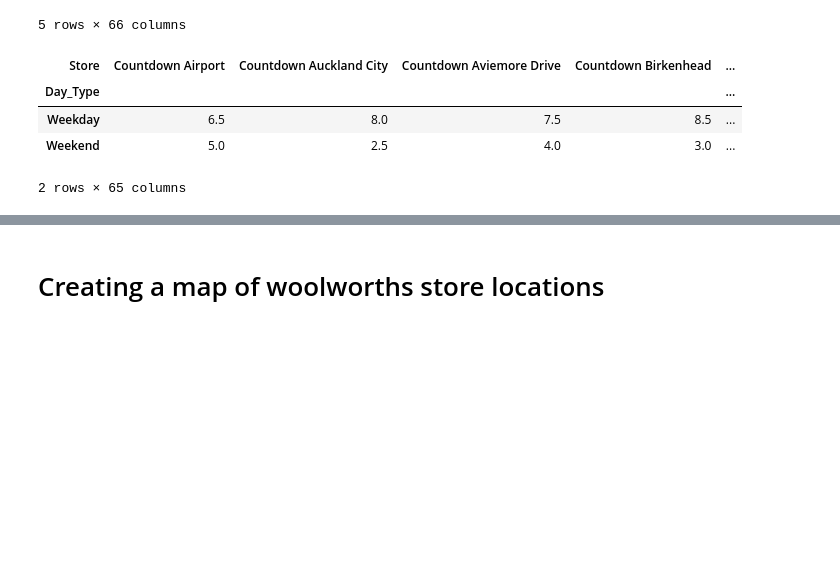
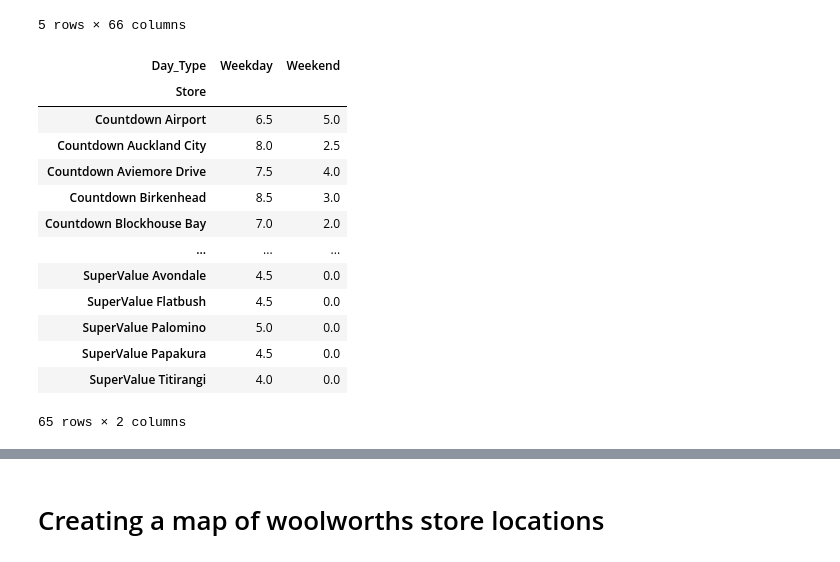
Before and after one commit to stho382/ENGSCI_Group_6_OR, a Jupyter notebook: OR_visualisations.ipynb, the cells around one changed output, grey strips where cells are left out. Cells and saved outputs as stored; diff of their text form; code cells hidden in the pictures; blank space fills up the shorter version.

```diff
--- a/OR_visualisations.ipynb
+++ b/OR_visualisations.ipynb
@@ -33,16 +33,10 @@ import plotnine
 import folium
 %matplotlib inline
 # %%
-demands_df = pd.read_csv('https://raw.githubusercontent.com/stho382/ENGSCI_Group_6_OR/main/data/WoolworthsDemands.csv')
-distances_df = pd.read_csv('https://raw.githubusercontent.com/stho382/ENGSCI_Group_6_OR/main/data/WoolworthsDistances.csv')
-locations_df = pd.read_csv('https://raw.githubusercontent.com/stho382/ENGSCI_Group_6_OR/main/data/WoolworthsLocations.csv')
-travel_durations_df = pd.read_csv('https://raw.githubusercontent.com/stho382/ENGSCI_Group_6_OR/main/data/WoolworthsTravelDurations.csv')
-locationsSouth_df = pd.read_csv('https://raw.githubusercontent.com/stho382/ENGSCI_Group_6_OR/main/data/LocationSouthRegion.csv')
-locationsEast_df = pd.read_csv('https://raw.githubusercontent.com/stho382/ENGSCI_Group_6_OR/main/data/LocationEastRegion.csv')
-locationsNorth_df = pd.read_csv('https://raw.githubusercontent.com/stho382/ENGSCI_Group_6_OR/main/data/LocationNorthRegion.csv')
-locationsWest_df = pd.read_csv('https://raw.githubusercontent.com/stho382/ENGSCI_Group_6_OR/main/data/LocationWestRegion.csv')
-locationsCentralNorth_df = pd.read_csv('https://raw.githubusercontent.com/stho382/ENGSCI_Group_6_OR/main/data/LocationCentralNorth.csv')
-locationsCentralSouth_df = pd.read_csv('https://raw.githubusercontent.com/stho382/ENGSCI_Group_6_OR/main/data/LocationCentralSouth.csv')
+demands_df = pd.read_csv('https://raw.githubusercontent.com/stho382/ENGSCI_Group_6_OR/main/WoolworthsDemands.csv')
+distances_df = pd.read_csv('https://raw.githubusercontent.com/stho382/ENGSCI_Group_6_OR/main/WoolworthsDistances.csv')
+locations_df = pd.read_csv('https://raw.githubusercontent.com/stho382/ENGSCI_Group_6_OR/main/WoolworthsLocations.csv')
+travel_durations_df = pd.read_csv('https://raw.githubusercontent.com/stho382/ENGSCI_Group_6_OR/main/WoolworthsTravelDurations.csv')
 # %%
 demands_df
 # %% [output]
@@ -420,10 +321,20 @@ median_weekdays_df.head()
 # %%
 # Finding the number of pallets required at each store on each day
 median_weekdays_df = median_weekdays_df.groupby(pd.Grouper(key='Day_Type', axis=0)).median()
+median_weekdays_df = median_weekdays_df.T
 median_weekdays_df
 # %% [output]
-| Store | Countdown Airport | Countdown Auckland City | Countdown Aviemore Drive | Countdown Birkenhead | ... |
-| Day_Type |  |  |  |  | ... |
-| Weekday | 6.5 | 8.0 | 7.5 | 8.5 | ... |
-| Weekend | 5.0 | 2.5 | 4.0 | 3.0 | ... |
+| Day_Type | Weekday | Weekend |
+| Store |  |  |
+| Countdown Airport | 6.5 | 5.0 |
+| Countdown Auckland City | 8.0 | 2.5 |
+| Countdown Aviemore Drive | 7.5 | 4.0 |
+| Countdown Birkenhead | 8.5 | 3.0 |
+| Countdown Blockhouse Bay | 7.0 | 2.0 |
+| ... | ... | ... |
+| SuperValue Avondale | 4.5 | 0.0 |
+| SuperValue Flatbush | 4.5 | 0.0 |
+| SuperValue Palomino | 5.0 | 0.0 |
+| SuperValue Papakura | 4.5 | 0.0 |
+| SuperValue Titirangi | 4.0 | 0.0 |
-2 rows × 65 columns
+65 rows × 2 columns
```
Also changed, not shown: parts of 11 cells of this notebook, 10 other files.
